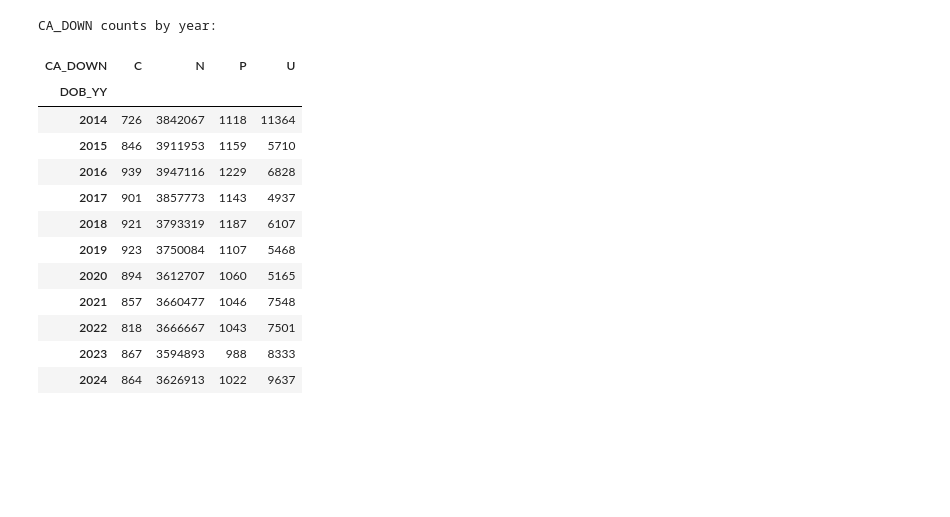
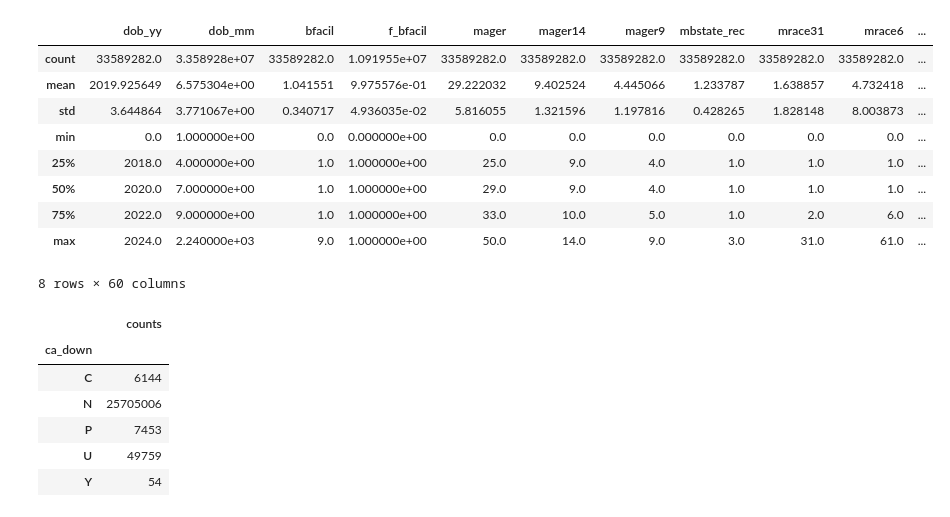
Before and after one commit to frankbuckley/ds-births-populations, a Jupyter notebook: projects/us-birth-certificates/notes.ipynb, the cells around one changed output. Saved outputs shown, nothing was run; the diff lists cells and outputs as text; code cells hidden in the pictures; blank space fills up the shorter version.

```diff
--- a/projects/us-birth-certificates/notes.ipynb
+++ b/projects/us-birth-certificates/notes.ipynb
@@ -44,18 +6,41 @@ ds.describe()
-# %%
-ds_df = ds.unstack(fill_value=0)
-ds_df
-# %% [output]
-CA_DOWN counts by year:
-| CA_DOWN | C | N | P | U |
-| DOB_YY |  |  |  |  |
-| 2014 | 726 | 3842067 | 1118 | 11364 |
-| 2015 | 846 | 3911953 | 1159 | 5710 |
-| 2016 | 939 | 3947116 | 1229 | 6828 |
-| 2017 | 901 | 3857773 | 1143 | 4937 |
-| 2018 | 921 | 3793319 | 1187 | 6107 |
-| 2019 | 923 | 3750084 | 1107 | 5468 |
-| 2020 | 894 | 3612707 | 1060 | 5165 |
-| 2021 | 857 | 3660477 | 1046 | 7548 |
-| 2022 | 818 | 3666667 | 1043 | 7501 |
-| 2023 | 867 | 3594893 | 988 | 8333 |
-| 2024 | 864 | 3626913 | 1022 | 9637 |
+# %%
+df = pd.concat(    [
+        pd.read_parquet("./data/us_births.parquet"),
+        pd.read_parquet("./data/us_births_2023.parquet"),
+        pd.read_parquet("./data/us_births_2022.parquet"),
+        pd.read_parquet("./data/us_births_2021.parquet"),
+        pd.read_parquet("./data/us_births_2020.parquet"),
+        pd.read_parquet("./data/us_births_2019.parquet"),
+        pd.read_parquet("./data/us_births_2018.parquet"),
+        pd.read_parquet("./data/us_births_2017.parquet"),
+        pd.read_parquet("./data/us_births_2016.parquet"),
+        # pd.read_parquet("./data/us_births_2015.parquet"),
+    ])
+
+df = df.reset_index(drop=True)
+# %%
+df = df.reset_index(drop=True)
+df.describe()
+# %% [output]
+|  | dob_yy | dob_mm | bfacil | f_bfacil | mager | mager14 | mager9 | mbstate_rec | mrace31 | mrace6 | ... |
+| count | 33589282.0 | 3.358928e+07 | 33589282.0 | 1.091955e+07 | 33589282.0 | 33589282.0 | 33589282.0 | 33589282.0 | 33589282.0 | 33589282.0 | ... |
+| mean | 2019.925649 | 6.575304e+00 | 1.041551 | 9.975576e-01 | 29.222032 | 9.402524 | 4.445066 | 1.233787 | 1.638857 | 4.732418 | ... |
+| std | 3.644864 | 3.771067e+00 | 0.340717 | 4.936035e-02 | 5.816055 | 1.321596 | 1.197816 | 0.428265 | 1.828148 | 8.003873 | ... |
+| min | 0.0 | 1.000000e+00 | 0.0 | 0.000000e+00 | 0.0 | 0.0 | 0.0 | 0.0 | 0.0 | 0.0 | ... |
+| 25% | 2018.0 | 4.000000e+00 | 1.0 | 1.000000e+00 | 25.0 | 9.0 | 4.0 | 1.0 | 1.0 | 1.0 | ... |
+| 50% | 2020.0 | 7.000000e+00 | 1.0 | 1.000000e+00 | 29.0 | 9.0 | 4.0 | 1.0 | 1.0 | 1.0 | ... |
+| 75% | 2022.0 | 9.000000e+00 | 1.0 | 1.000000e+00 | 33.0 | 10.0 | 5.0 | 1.0 | 2.0 | 6.0 | ... |
+| max | 2024.0 | 2.240000e+03 | 9.0 | 1.000000e+00 | 50.0 | 14.0 | 9.0 | 3.0 | 31.0 | 61.0 | ... |
+8 rows × 60 columns
+# %%
+df_grouped = df.groupby(fields.CA_DOWN).size().reset_index(name='counts')
+df_grouped = df_grouped.set_index(fields.CA_DOWN)
+df_grouped
+# %% [output]
+|  | counts |
+| ca_down |  |
+| C | 6144 |
+| N | 25705006 |
+| P | 7453 |
+| U | 49759 |
+| Y | 54 |
```
Also changed, not shown: parts of 8 cells of this notebook, 8 other files.
